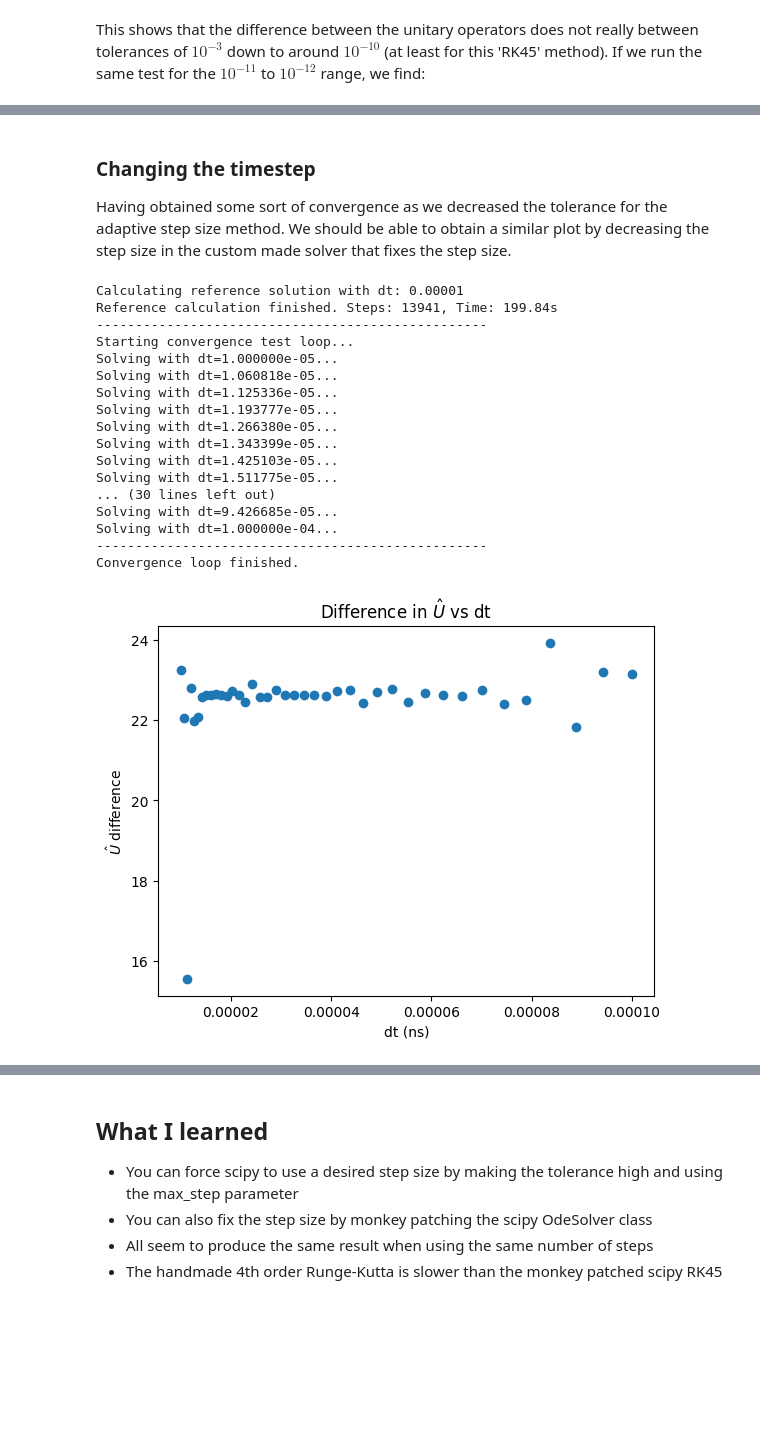
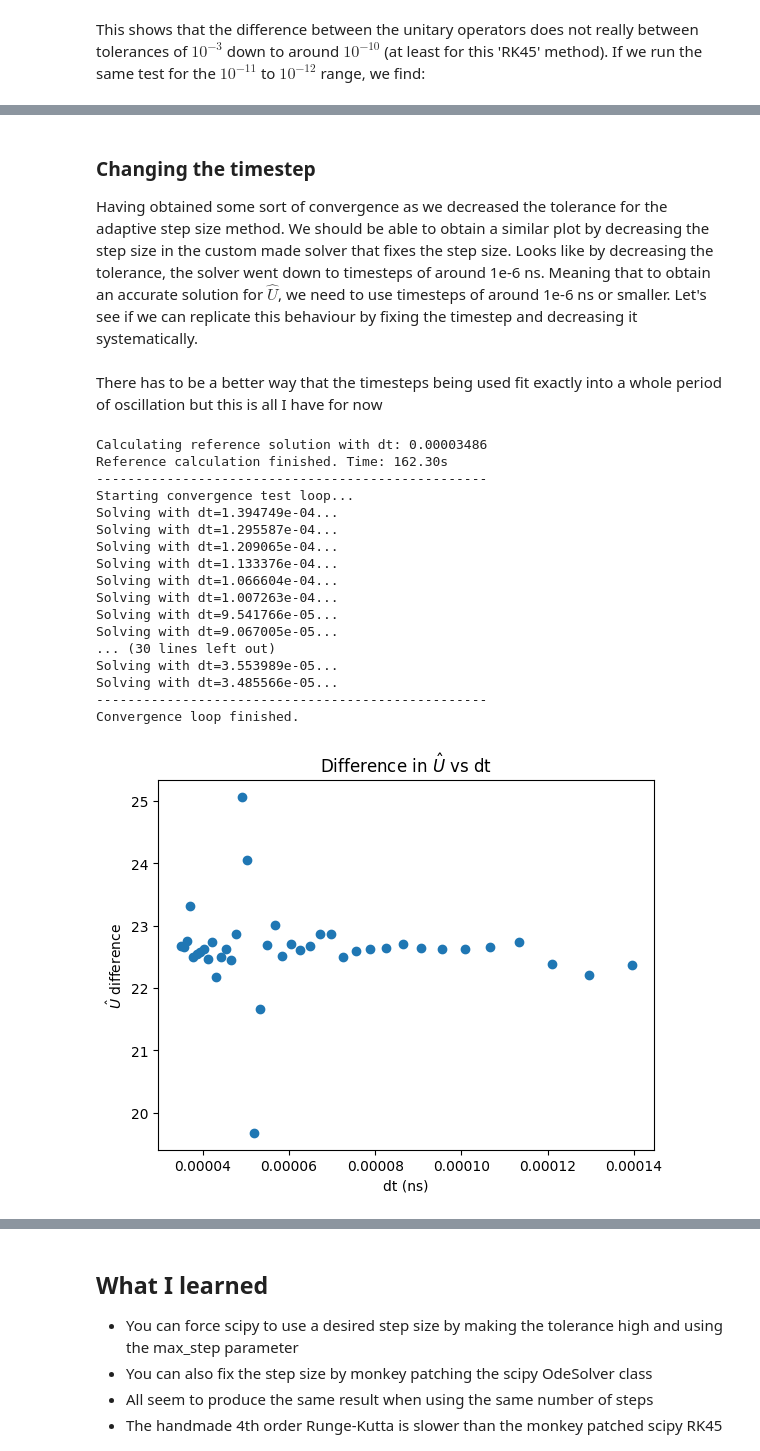
Before and after one commit to GonReina/QLearn, a Jupyter notebook: ODEs/solver_battle.ipynb, the cells around one changed output, grey strips where cells are left out. Saved outputs shown, nothing was run; the diff lists cells and outputs as text; code cells hidden in the pictures; blank space fills up the shorter version.

```diff
--- a/ODEs/solver_battle.ipynb
+++ b/ODEs/solver_battle.ipynb
@@ -210,7 +210,7 @@ def build_H(params):
         cos_phi_sum += 0.5 * (U_phi + U_phi.conj().T)
         print(f"Done with site {i}.")
 
-    H0 += EJ * (0.5 * phi_squared_sum + cos_phi_sum)
+    H0 -= EJ * (0.5 * phi_squared_sum + cos_phi_sum)
 
     # J coupling term
     for i in range(N - 1):
@@ -604,7 +604,7 @@
 # %%
 # Choose absolute and relative tolerance
-rtol= 1e-7
-atol=1e-9
+rtol= 1e-12
+atol=1e-12
 
 # Initial state is the flattened identity matrix
 I_flat = sparse_eye(D_total, D_total, dtype=np.complex128, format='csc').toarray().flatten(order='F')
@@ -892,23 +1055,30 @@ For a tolerance of 1e-12 the error was 0.0
 # %% [markdown]
 ### Changing the timestep
 
-Having obtained some sort of convergence as we decreased the tolerance for the adaptive step size method. We should be able to obtain a similar plot by decreasing the step size in the custom made solver that fixes the step size.
+Having obtained some sort of convergence as we decreased the tolerance for the adaptive step size method. We should be able to obtain a similar plot by decreasing the step size in the custom made solver that fixes the step size. Looks like by decreasing the tolerance, the solver went down to timesteps of around 1e-6 ns. Meaning that to obtain an accurate solution for $\hat{U}$, we need to use timesteps of around 1e-6 ns or smaller. Let's see if we can replicate this behaviour by fixing the timestep and decreasing it systematically.
+# %% [markdown]
+There has to be a better way that the timesteps being used fit exactly into a whole period of oscillation but this is all I have for now
 # %%
 
 # Initial state is the flattened identity matrix
 I_flat = sparse_eye(D_total, D_total, dtype=np.complex128, format='csc').toarray().flatten(order='F')
 y0_real = np.concatenate([I_flat.real, I_flat.imag])
 
-# 1. Define the range of tolerances (tau)
-dt_list = np.logspace(-5, -4, 40)
+period = 4 * np.pi / nu_delta
 
+# ODE arguments
+ode_args = (H0, H1, W, nu_delta, D_total)
+
+# Number of steps to use
+try_steps = np.linspace(2000, 8000, 40).astype(int)
 # Lists to store results
 errors = []
-step_counts = []
+dt_values = []
 
 # --- Step 2: Calculate the Reference Solution (Tightest Tolerance) ---
-ref_dt = dt_list[0]
-print(f"Calculating reference solution with dt: {ref_dt:.5f}")
+ref_tlist = np.linspace(0, period, try_steps[-1])
+ref_dt = ref_tlist[1] - ref_tlist[0]
+print(f"Calculating reference solution with dt: {ref_dt:.8f}")
 
 start_time = time.time()
 
@@ -928,16 +1098,21 @@ y_ref = sol_ref.y[:, -1]
 U_flat_ref = y_ref[:D_sq] + 1j * y_ref[D_sq:]
 U_ref = U_flat_ref.reshape((D_total, D_total), order='F')
 
-print(f"Reference calculation finished. Steps: {len(sol_ref.t) - 1}, Time: {ref_time:.2f}s")
+# Free up memory to only keep U_ref
+del sol_ref, y_ref, U_flat_ref
+
+print(f"Reference calculation finished. Time: {ref_time:.2f}s")
 print("-" * 50)
 
 print("Starting convergence test loop...")
 
-for dt in dt_list:
+for steps in try_steps:
+    dt_list = np.linspace(0, period, steps)
+    dt = dt_list[1] - dt_list[0]
+    dt_values.append(dt)
     print(f"Solving with dt={dt:.6e}...")
 
     start_time = time.time()
-
     sol_i = solve_ivp(
         propagator_ode_real,
         t_span=(0, period),
@@ -949,50 +1124,50 @@ for dt in dt_list:
     )
 
     # Store step count
-    steps_i = len(sol_i.t) - 1
-    step_counts.append(steps_i)
+    # steps_i = len(sol_i.t) - 1
+    # step_counts.append(steps_i)
 
     # Extract U_i
     y_i = sol_i.y[:, -1]
     U_flat_i = y_i[:D_sq] + 1j * y_i[D_sq:]
     U_i = U_flat_i.reshape((D_total, D_total), order='F')
 
     # Calculate error: Frobenius Norm of the difference (||U_i - U_ref||_F)
     diff = U_i - U_ref
     error_i = np.linalg.norm(diff)
     errors.append(error_i)
 
+    # Free up memory
+    del sol_i, y_i, U_flat_i, U_i
+
 print("-" * 50)
 print("Convergence loop finished.")
-# Display the error values
-# for idx, value in enumerate(errors):
-#     print(f"For a dt of {dt_list[idx]} the error was {errors[idx]}")
 
 # Plot results
 fig = plt.figure()
-plt.scatter(dt_list, errors)
+plt.scatter(dt_values, errors)
 # The correct way to set the x-axis scale is on the main plot object:
 # plt.xscale('log')
 plt.xlabel('dt (ns)')
 plt.ylabel('$\hat{U}$ difference')
 plt.title('Difference in $\hat{U}$ vs dt')
 plt.show() # Added plt.show() to display the plot
 # %% [output]
-Calculating reference solution with dt: 0.00001
-Reference calculation finished. Steps: 13941, Time: 199.84s
+Calculating reference solution with dt: 0.00003486
+Reference calculation finished. Time: 162.30s
 --------------------------------------------------
 Starting convergence test loop...
-Solving with dt=1.000000e-05...
-Solving with dt=1.060818e-05...
-Solving with dt=1.125336e-05...
-Solving with dt=1.193777e-05...
-Solving with dt=1.266380e-05...
-Solving with dt=1.343399e-05...
-Solving with dt=1.425103e-05...
-Solving with dt=1.511775e-05...
+Solving with dt=1.394749e-04...
+Solving with dt=1.295587e-04...
+Solving with dt=1.209065e-04...
+Solving with dt=1.133376e-04...
+Solving with dt=1.066604e-04...
+Solving with dt=1.007263e-04...
+Solving with dt=9.541766e-05...
+Solving with dt=9.067005e-05...
 ... (30 lines left out)
-Solving with dt=9.426685e-05...
-Solving with dt=1.000000e-04...
+Solving with dt=3.553989e-05...
+Solving with dt=3.485566e-05...
 --------------------------------------------------
 Convergence loop finished.
-[figure, old version]
+[figure, new version]
```
Also changed, not shown: parts of 11 cells of this notebook, 10 other files.
